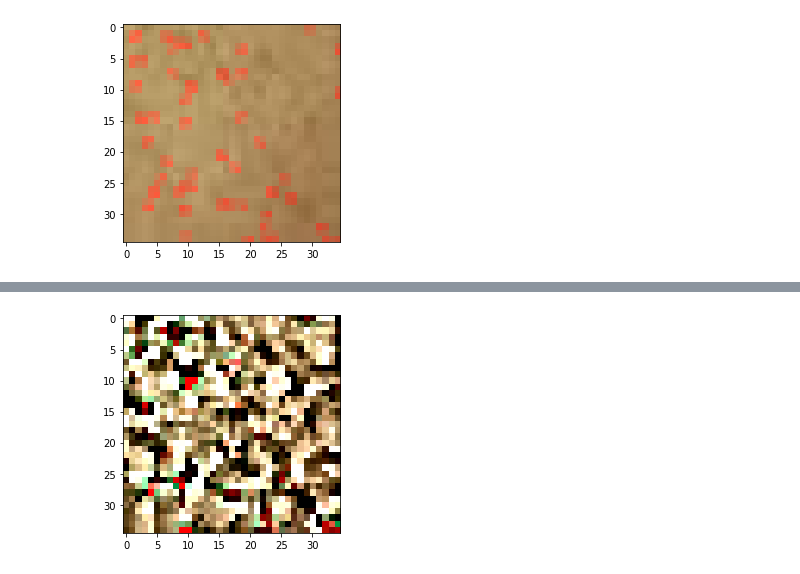
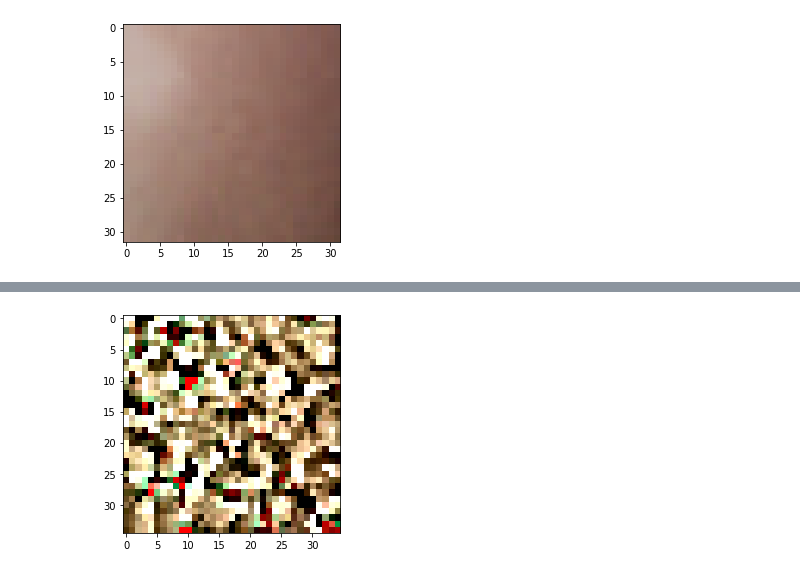
Before and after one commit to FillipeEron/tcc, a Jupyter notebook: codigo/pdi/filtros.ipynb, the cells around one changed output, grey strips where cells are left out. Drawn from its saved outputs; the diff is of its cells as text; code cells hidden in the pictures.

```diff
--- a/codigo/pdi/filtros.ipynb
+++ b/codigo/pdi/filtros.ipynb
@@ -14,12 +14,13 @@ from nomeArquivo import *
 from pigmentacao import *
 import cv2
 # %%
-imagem = cv2.imread('/home/eron/Documentos/tcc/dataset/17_11_2020-9:3:36/treino/positivo/skin-88-1.png')
+#imagem = cv2.imread('/home/eron/Documentos/tcc/dataset/17_11_2020-9:3:36/treino/positivo/skin-88-1.png')
 #imagem = cv2.imread('/home/eron/Documentos/dataset/simulacao-real/positivo/mama_verm_pontos20_dist11.png')
 #imagem = cv2.imread('/home/eron/Documentos/tcc/dataset/17_11_2020-9:3:36/treino/negativo/skin-76-2.png')
+imagem = cv2.imread('/home/eron/Downloads/sophia_corte.png')
 #cv2.imshow('Original', caminhoImagem)
 plt.imshow(cv2.cvtColor(imagem, cv2.COLOR_BGR2RGB))
 plt.show()
 # %% [output]
-[figure, old version]
+[figure, new version]
 # %%
```
Also changed, not shown: parts of 2 cells of this notebook, 1 other file.
